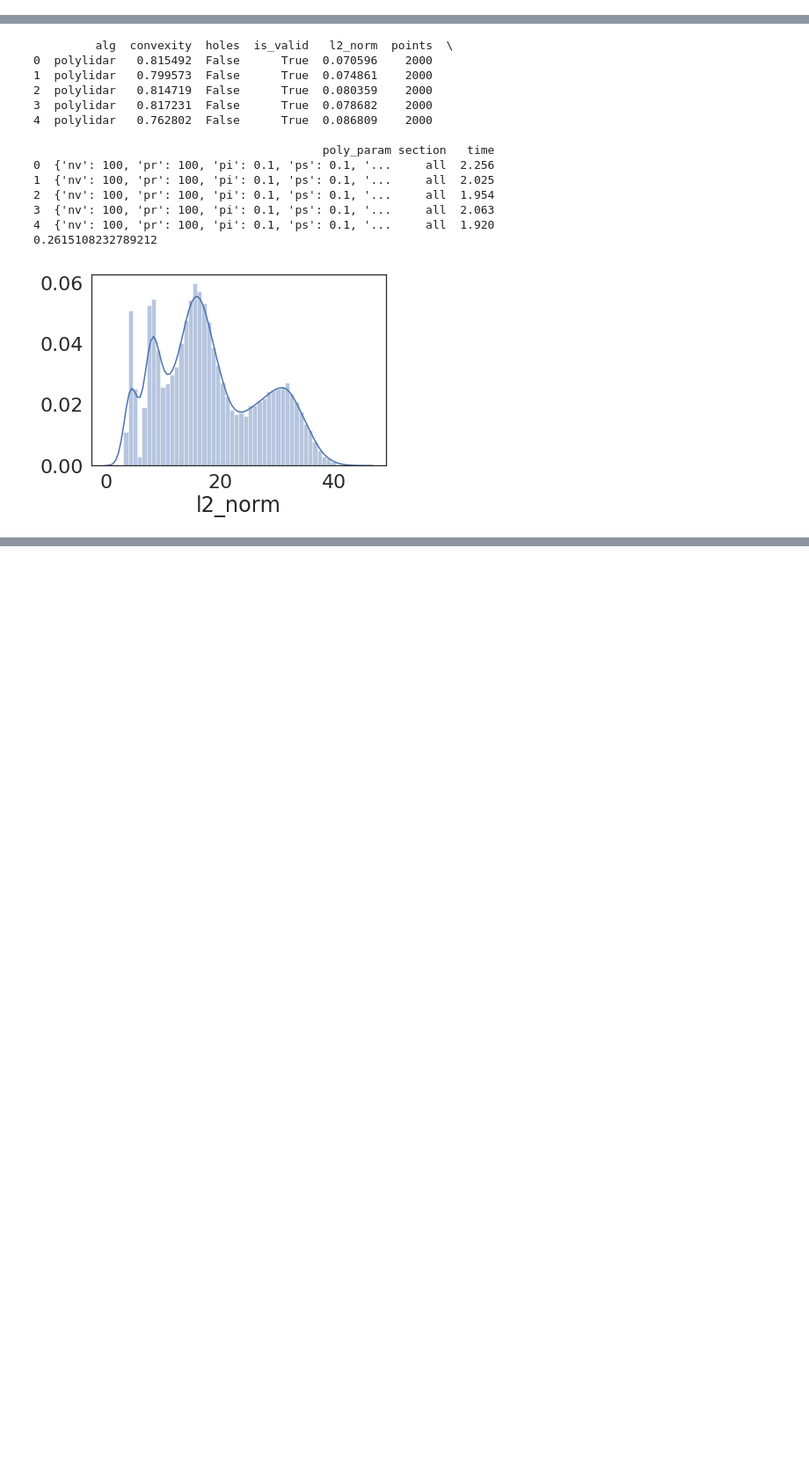
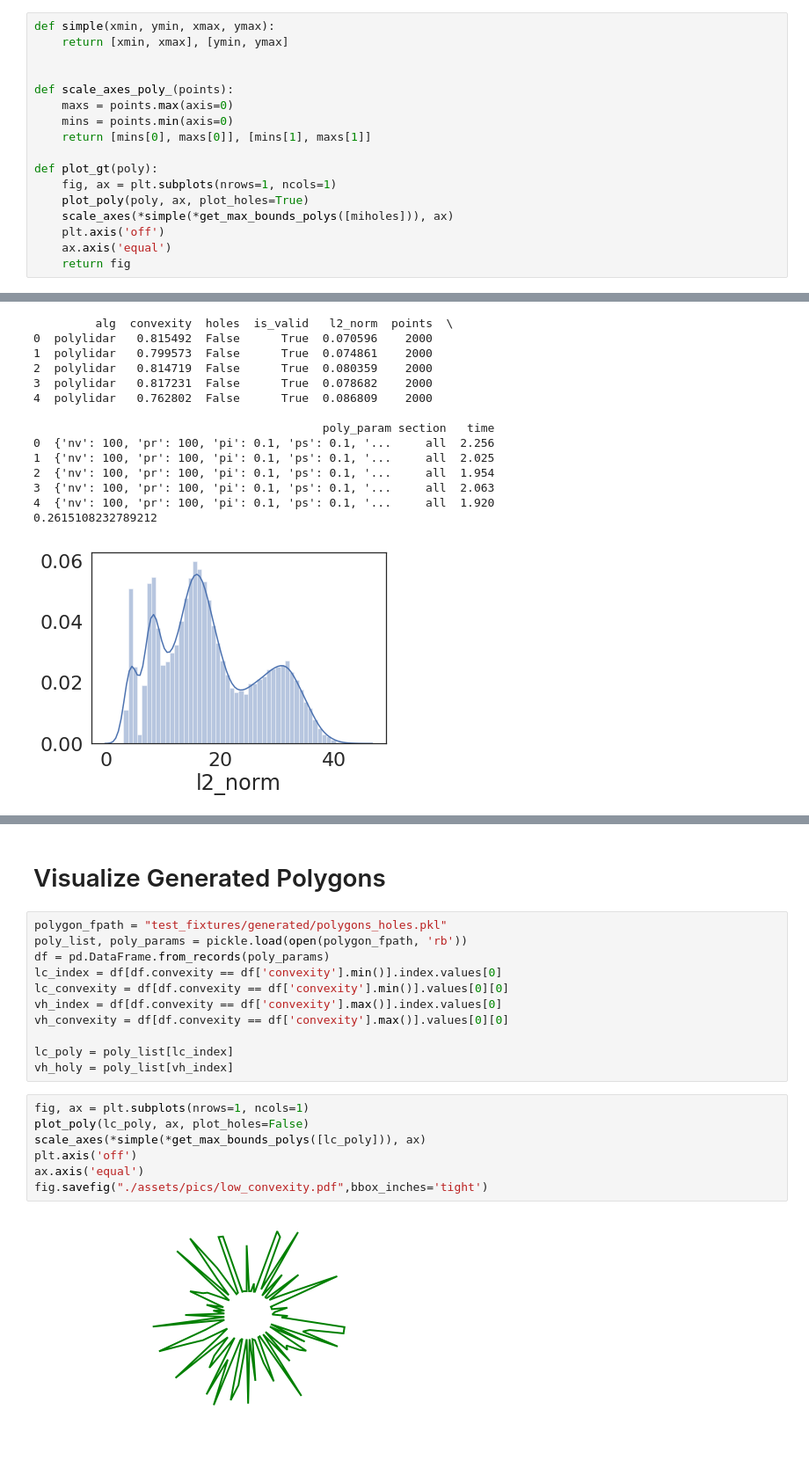
Before and after one commit to JeremyBYU/concavehull-evaluation, a Jupyter notebook: analysis/MonteCarlo Polygon Generation.ipynb, the cells around one changed output, grey strips where cells are left out. Shown: that part at 88% size. Cells and saved outputs as stored; diff of their text form; blank space fills up the shorter version.

```diff
--- a/analysis/MonteCarlo Polygon Generation.ipynb
+++ b/analysis/MonteCarlo Polygon Generation.ipynb
@@ -24,3 +24,20 @@ sns.palplot(current_palette)
+# %%
+def simple(xmin, ymin, xmax, ymax):
+    return [xmin, xmax], [ymin, ymax]
+
+
+def scale_axes_poly_(points):
+    maxs = points.max(axis=0)
+    mins = points.min(axis=0)
+    return [mins[0], maxs[0]], [mins[1], maxs[1]]
+
+def plot_gt(poly):
+    fig, ax = plt.subplots(nrows=1, ncols=1)
+    plot_poly(poly, ax, plot_holes=True)
+    scale_axes(*simple(*get_max_bounds_polys([miholes])), ax)
+    plt.axis('off')
+    ax.axis('equal')
+    return fig
 # %%
 num_points = 2000
 FIXTURES = "test_fixtures"
@@ -137,0 +158,22 @@ g.set_axis_labels("$Convexity$", "$L2_norm$");
+# %% [markdown]
+# Visualize Generated Polygons
+# %%
+polygon_fpath = "test_fixtures/generated/polygons_holes.pkl"
+poly_list, poly_params = pickle.load(open(polygon_fpath, 'rb'))
+df = pd.DataFrame.from_records(poly_params)
+lc_index = df[df.convexity == df['convexity'].min()].index.values[0]
+lc_convexity = df[df.convexity == df['convexity'].min()].values[0][0]
+vh_index = df[df.convexity == df['convexity'].max()].index.values[0]
+vh_convexity = df[df.convexity == df['convexity'].max()].values[0][0]
+
+lc_poly = poly_list[lc_index]
+vh_holy = poly_list[vh_index]
+# %%
+fig, ax = plt.subplots(nrows=1, ncols=1)
+plot_poly(lc_poly, ax, plot_holes=False)
+scale_axes(*simple(*get_max_bounds_polys([lc_poly])), ax)
+plt.axis('off')
+ax.axis('equal')
+fig.savefig("./assets/pics/low_convexity.pdf",bbox_inches='tight')
+# %% [output]
+[figure, added]
```
Also changed, not shown: parts of 6 cells of this notebook, 5 other files.
